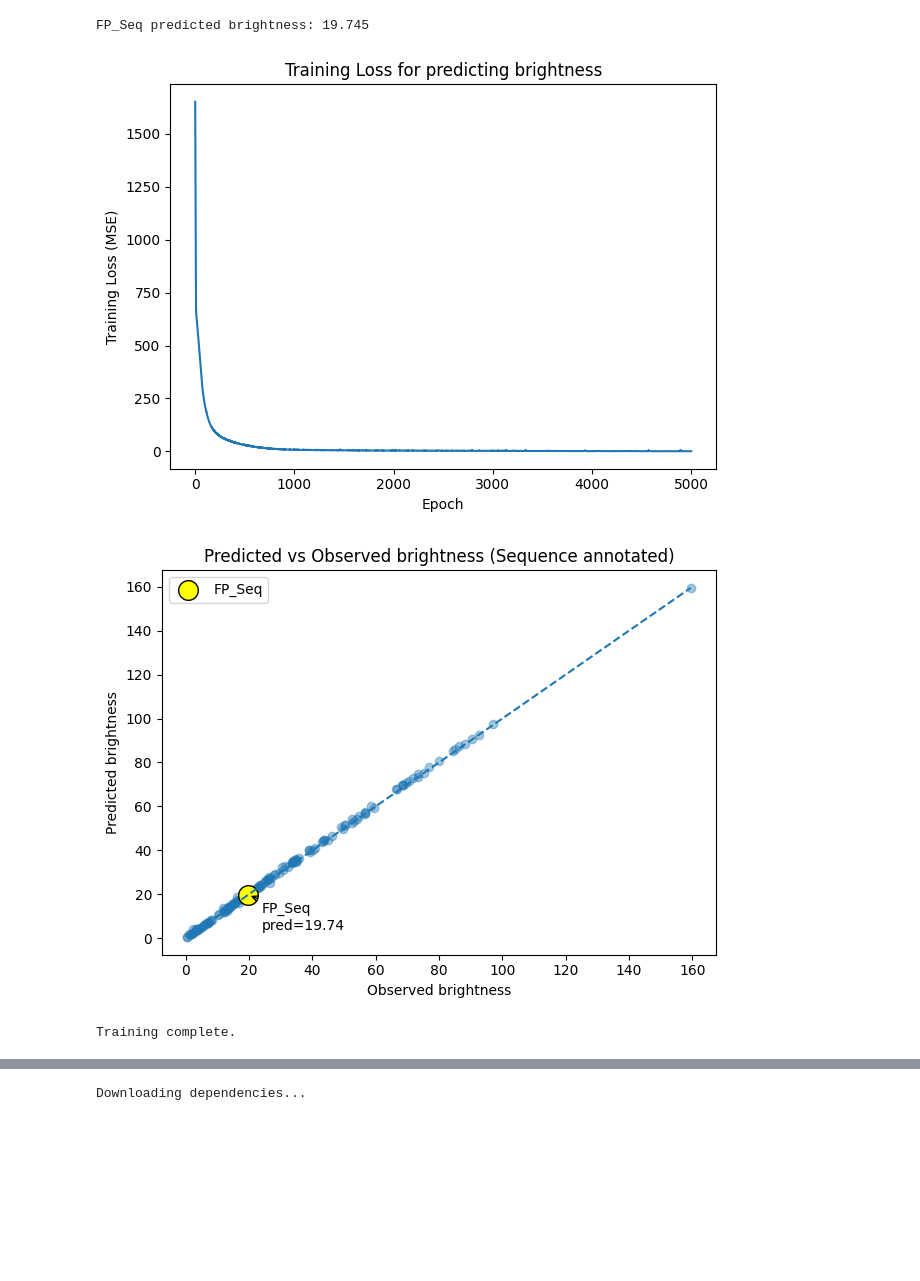
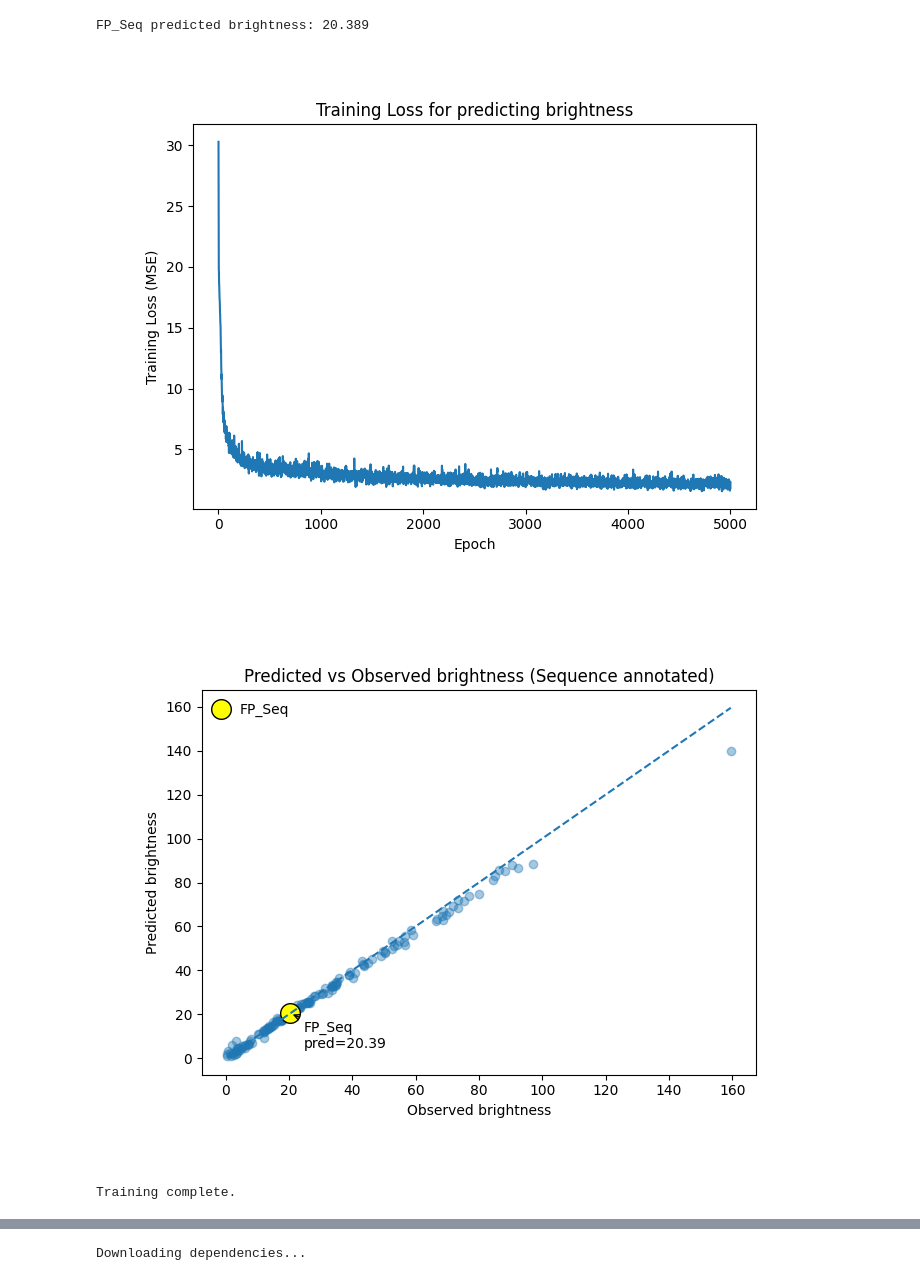
Before and after one commit to CameronLarsonFLT/PyTorch_FP_Prediction, a Jupyter notebook: PyTorch_FP.ipynb, the cells around one changed output, grey strips where cells are left out. Cells and saved outputs as stored; diff of their text form; code cells hidden in the pictures; blank space fills up the shorter version.

```diff
--- a/PyTorch_FP.ipynb
+++ b/PyTorch_FP.ipynb
@@ -152,12 +152,17 @@ def one_hot_encode_sequence(seq: str, max_len: int, alphabet: str = AMINO_ALPHAB
 # Model
 class PropertyPredictor(nn.Module):
     """A simple feed-forward regressor from one-hot sequences to a scalar property."""
-    def __init__(self, input_len: int, alphabet_size: int, hidden_dim: int = 64):
+    def __init__(self, input_len: int, alphabet_size: int, hidden_dim: int = 256, dropout: float = 0.3):
         super().__init__()
+        in_dim = input_len * alphabet_size
         self.net = nn.Sequential(
             nn.Flatten(),
-            nn.Linear(input_len * alphabet_size, hidden_dim),
+            nn.Linear(in_dim, hidden_dim),
             nn.ReLU(),
+            nn.Dropout(dropout),
+            nn.Linear(hidden_dim, hidden_dim),   # <— extra layer (comment out if you want)
+            nn.ReLU(),
+            nn.Dropout(dropout),
             nn.Linear(hidden_dim, 1),
         )
 
@@ -224,10 +229,15 @@ y = np.array([val for _, val in samples], dtype=np.float32)
 X_tensor = torch.tensor(X, dtype=torch.float32).to(DEVICE)
 y_tensor = torch.tensor(y, dtype=torch.float32).unsqueeze(1).to(DEVICE)
 
-HIDDEN_DIM = 64
+# --- NEW: normalize targets (z-score) for stable regression ---
+y_mean = y_tensor.mean()
+y_std = y_tensor.std().clamp_min(1e-8)
+y_tensor_n = (y_tensor - y_mean) / y_std
+
+HIDDEN_DIM = 256
 model = PropertyPredictor(input_len=max_len, alphabet_size=len(AMINO_ALPHABET), hidden_dim=HIDDEN_DIM).to(DEVICE)
-criterion = nn.MSELoss()
-optimizer = optim.Adam(model.parameters(), lr=float(LR))
+criterion = nn.SmoothL1Loss(beta=1.0)  # Huber
+optimizer = optim.Adam(model.parameters(), lr=float(LR), weight_decay=1e-4)
 
 use_minibatch = (BATCH_SIZE is not None) and (int(BATCH_SIZE) > 0)
 if use_minibatch:
@@ -319,36 +329,36 @@ plt.annotate(
     f"FP_Seq\npred={fp_pred:.2f}",
     xy=(fp_pred, fp_pred),
     xytext=(10, -25),
     textcoords="offset points",
     arrowprops=dict(arrowstyle="->"),
 )
 
 plt.xlabel(f"Observed {PROPERTY_NAME}")
 plt.ylabel(f"Predicted {PROPERTY_NAME}")
 plt.title(f"Predicted vs Observed {PROPERTY_NAME} (Sequence annotated)")
 plt.legend()
 plt.tight_layout()
 plt.show()
 
 # Expose trained objects for the next cell (optional convenience)
 TRAINED_MODEL = model
 TRAINED_MAX_LEN = max_len
 TRAINED_ALPHABET = AMINO_ALPHABET
 TRAINED_PROPERTY = PROPERTY_NAME
 TRAINED_MODEL_PATH = MODEL_PATH
 
 print("Training complete.")
 # print(f"Bundle path: {MODEL_PATH}")
 # %% [output]
 Predicting property: brightness
 Device: cuda
 Fetching https://www.fpbase.org/api/proteins/?parent_organism=6100&format=json …
 Usable samples: 148
 Max sequence length in dataset: 353
 Using minibatches: batch_size=32 | steps/epoch=5
-FP_Seq predicted brightness: 19.745
+FP_Seq predicted brightness: 20.389
-[figure, old version]
+[figure, new version]
-[figure, old version]
+[figure, new version]
 Training complete.
 # %% [markdown]
 <img src="https://raw.githubusercontent.com/CameronLarsonFLT/PyTorch_FP_Prediction/main/FP_Alternate.png" width="650" align="right">
```
Also changed, not shown: parts of 2 cells of this notebook.
